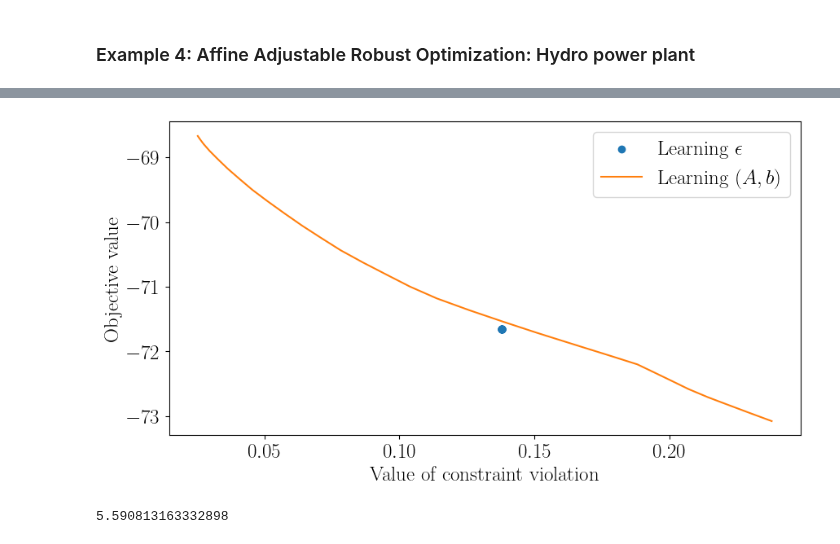
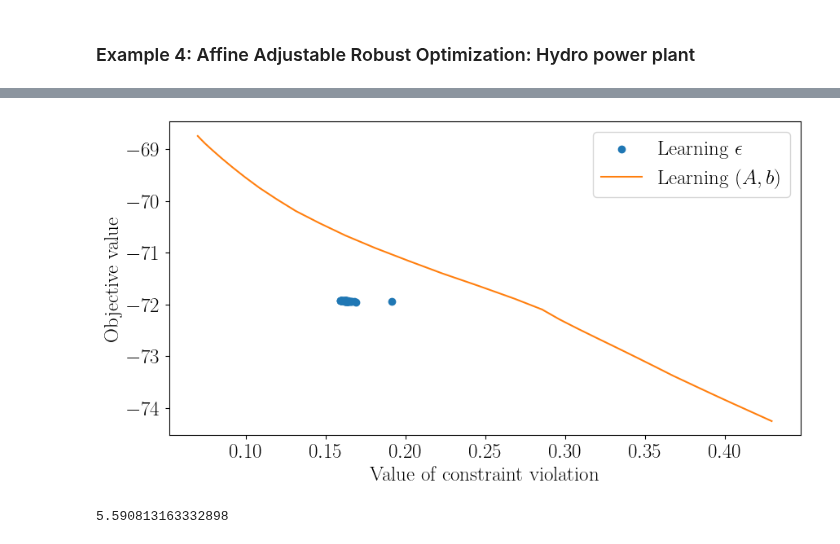
Before and after one commit to stellatogrp/lropt, a Jupyter notebook: examples/experiments/tutorial_learning.ipynb, the cells around one changed output, grey strips where cells are left out. Saved outputs shown, nothing was run; the diff lists cells and outputs as text; code cells hidden in the pictures.

```diff
--- a/examples/experiments/tutorial_learning.ipynb
+++ b/examples/experiments/tutorial_learning.ipynb
@@ -403,8 +416,8 @@ prob = lro.RobustProblem(objective, constraints)
 
 s = 13
 # # Train only epsilon
-df_eps, newprob, A_fin, b_fin = prob.train(eps = True, lr = 0.001, step=50, momentum = 0.8, optimizer = "SGD", initeps = 1, seed = s)
-
+result = prob.train(eps = True, lr = 0.001, step=50, momentum = 0.8, optimizer = "SGD", initeps = 1, seed = s)
+df_eps = result.df
 # # Train A and b
 # df1, newprob, A_fin, b_fin = prob.train(lr = 0.01, step=50, momentum = 0.8, optimizer = "SGD", seed = s, initeps=1)
 
@@ -412,16 +425,22 @@ df_eps, newprob, A_fin, b_fin = prob.train(eps = True, lr = 0.001, step=50, mome
 # dfgrid, newprob = prob.grid(epslst = np.linspace(0.8, 2, 40), seed = s)
 
 # Train A and b
-df1, newprob1, A_fin, b_fin = prob.train(lr = 0.001, step=50, momentum = 0.8, optimizer = "SGD", seed = s, initeps = 1)
+result1 = prob.train(lr = 0.001, step=50, momentum = 0.8, optimizer = "SGD", seed = s, initeps = 1)
+df1 = result1.df
+A_fin = result1.A
+b_fin = result1.b
 
-df_r1, newprob2, A_new1, b_new1 = prob.train(eps = True, lr = 0.001, step=50, momentum = 0.8, optimizer = "SGD", seed = s, initA = A_fin, initb = b_fin)
+result2 = prob.train(eps = True, lr = 0.001, step=50, momentum = 0.8, optimizer = "SGD", seed = s, initA = A_fin, initb = b_fin)
+df_r1 = result2.df
 
 init = sc.linalg.sqrtm(sc.linalg.inv(np.cov(data.T)))
 init_b = -init@np.mean(data, axis=0)
-df_r2, newprob, A_new, b_new = prob.train(eps = True, lr = 0.001, step=50, momentum = 0.8, optimizer = "SGD", seed = s, initA = init, initb = init_b )
+result3 = prob.train(eps = True, lr = 0.001, step=50, momentum = 0.8, optimizer = "SGD", seed = s, initA = init, initb = init_b )
+df_r2 = result3.df
 
 # Grid search epsilon
-dfgrid, newprob = prob.grid(epslst = np.linspace(0.01, 3, 40), initA = init, initb = init_b, seed = s)
+result4 = prob.grid(epslst = np.linspace(0.01, 3, 40), initA = init, initb = init_b, seed = s)
+dfgrid = result4.df
 # %%
 
 fig, (ax1, ax2) = plt.subplots(1, 2, figsize=(15, 4))
@@ -759,18 +788,24 @@ s = 1
 init = sc.linalg.sqrtm(sc.linalg.inv(np.cov(data.T)))
 init_b = -init@np.mean(data, axis=0)
 # Train only epsilon
-df_eps, newprob, A_fin, b_fin = prob.train(eps = True, lr = 0.001, step=30, momentum = 0.8, optimizer = "SGD", initeps = 0.0001, seed = s)
+result = prob.train(eps = True, lr = 0.001, step=30, momentum = 0.8, optimizer = "SGD", initeps = 0.001, seed = s)
+df_eps  = result.df
+# Train A and b
+result1 = prob.train(lr = 0.001, step=30, momentum = 0.8, optimizer = "SGD", initA = init, initb = init_b, seed = s)
+df1 = result1.df
+A_fin = result1.A
+b_fin = result1.b
 
-# Train A and b
-df1, newprob, A_fin, b_fin = prob.train(lr = 0.001, step=30, momentum = 0.8, optimizer = "SGD", initA = init, initb = init_b, seed = s)
+result2 = prob.train(eps = True, lr = 0.001, step=30, momentum = 0.8, optimizer = "SGD", seed = s, initA = A_fin, initb = b_fin)
+df_r1 = result2.df
 
-df_r1, newprob, A_new, b_new = prob.train(eps = True, lr = 0.001, step=30, momentum = 0.8, optimizer = "SGD", seed = s, initA = A_fin, initb = b_fin)
-
-df_r2, newprob, A_new, b_new = prob.train(eps = True, lr = 0.001, step=30, momentum = 0.8, optimizer = "SGD", seed = s, initA = init, initb = init_b, initeps = 0.0001)
-
+result3 = prob.train(eps = True, lr = 0.001, step=30, momentum = 0.8, optimizer = "SGD", seed = s, initA = init, initb = init_b, initeps = 0.001)
+df_r2 = result3.df
 # Grid search epsilon
-dfgrid, newprob = prob.grid(epslst = np.linspace(0.0001, 0.01, 40), initA = init, initb = init_b, seed = s)
-dfgrid2, newprob = prob.grid(epslst = np.linspace(0.0001, 0.01, 40), initA = A_fin, initb = b_fin, seed = s)
+result4 = prob.grid(epslst = np.linspace(0.0001, 0.01, 40), initA = init, initb = init_b, seed = s)
+dfgrid = result4.df
+result5 = prob.grid(epslst = np.linspace(0.0001, 0.01, 40), initA = A_fin, initb = b_fin, seed = s)
+dfgrid2 = result5.df
 # %%
 
 # Plot results
@@ -804,15 +839,15 @@ plt.show()
 # %%
 plt.figure(figsize=(10,5))
-plt.scatter(df_r2['Violations'], df_r2['Opt_val'], color="tab:blue", label=r"Learning $\epsilon$")
+plt.scatter(dfgrid['Violations'], dfgrid['Opt_val'], color="tab:blue", label=r"Learning $\epsilon$")
 plt.plot(df1['Violations'], df1['Opt_val'], color="tab:orange", label=r"Learning $(A,b)$")
 plt.ylabel("Objective value")
 # ax2.set_xlim([-1,20])
 plt.xlabel("Value of constraint violation")
 plt.legend()
 # plt.savefig("Inventory.pdf",bbox_inches='tight')
 plt.show()
 # %% [output]
-[figure, old version]
+[figure, new version]
 # %%
 
 import math
```
Also changed, not shown: parts of 16 cells of this notebook, 42 other files.
